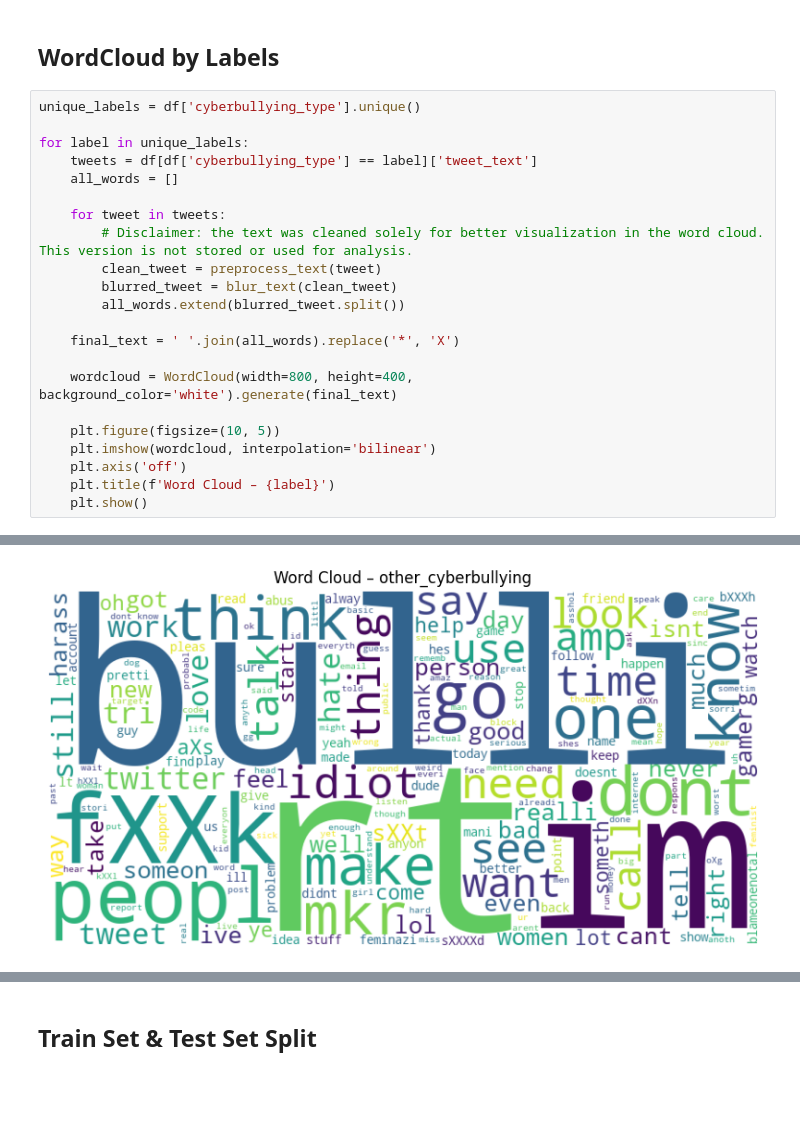
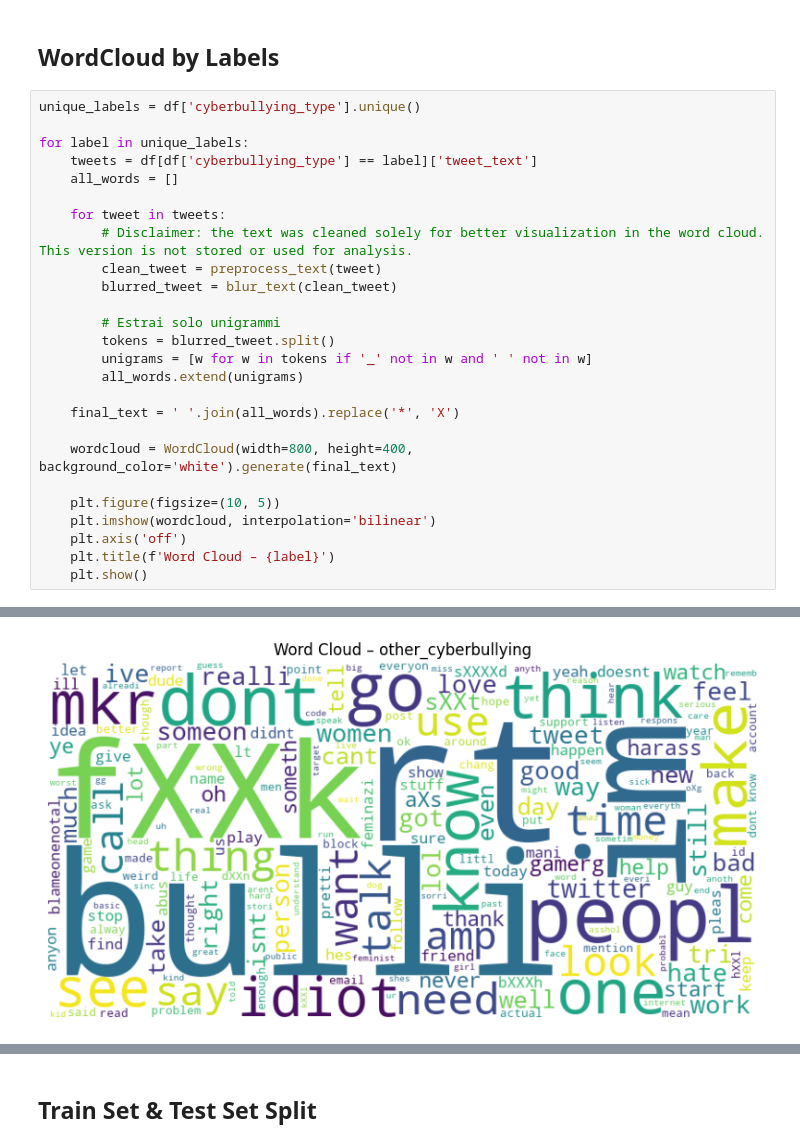
Before and after one commit to msegreto/CyberbullismDetection, a Jupyter notebook: notebook/1_DataVisualization.ipynb, the cells around one changed output, grey strips where cells are left out. Saved outputs shown, nothing was run; the diff lists cells and outputs as text; blank space fills up the shorter version.

```diff
--- a/notebook/1_DataVisualization.ipynb
+++ b/notebook/1_DataVisualization.ipynb
@@ -97,7 +97,11 @@ for label in unique_labels:
         # Disclaimer: the text was cleaned solely for better visualization in the word cloud. This version is not stored or used for analysis.
         clean_tweet = preprocess_text(tweet)
         blurred_tweet = blur_text(clean_tweet)
-        all_words.extend(blurred_tweet.split())
+
+        # Estrai solo unigrammi
+        tokens = blurred_tweet.split()
+        unigrams = [w for w in tokens if '_' not in w and ' ' not in w]
+        all_words.extend(unigrams)
 
     final_text = ' '.join(all_words).replace('*', 'X')
 
@@ -115 +119 @@ for label in unique_labels:
-[figure, old version]
+[figure, new version]
```
Also changed, not shown: parts of 1 cell of this notebook, 11 other files.
